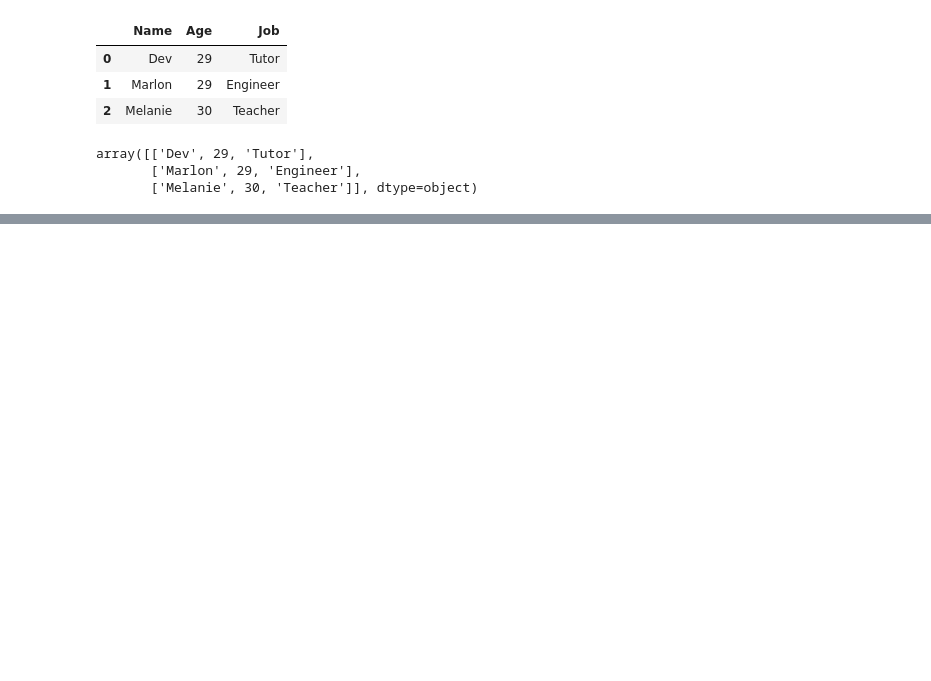
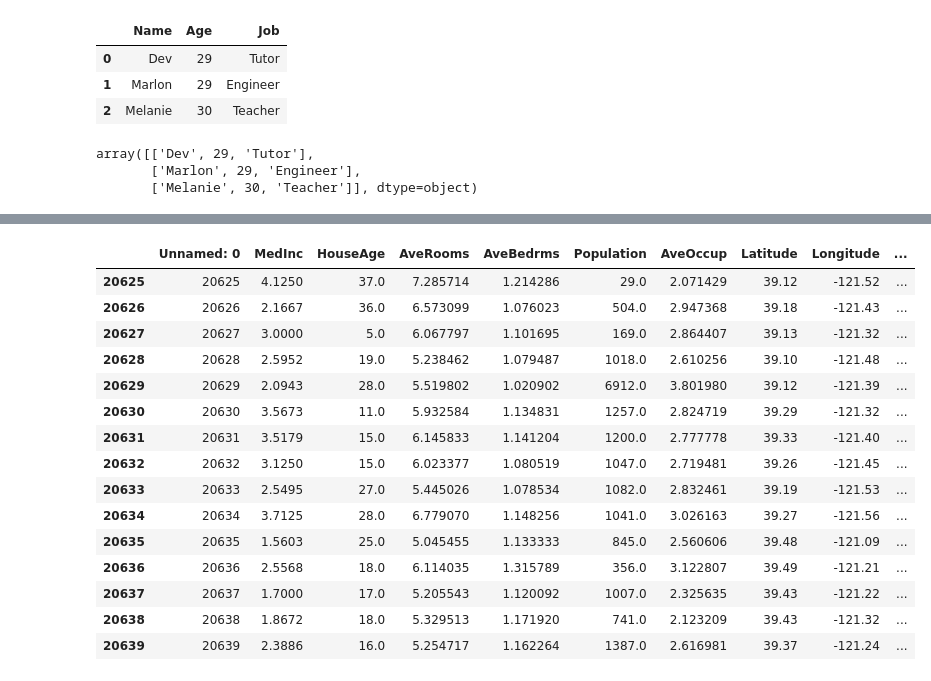
Before and after one commit to d3cod3monk78/pandas-basics, a Jupyter notebook: pandas_other.ipynb, the cells around one changed output, grey strips where cells are left out. Saved outputs shown, nothing was run; the diff lists cells and outputs as text; code cells hidden in the pictures; blank space fills up the shorter version.

```diff
--- a/pandas_other.ipynb
+++ b/pandas_other.ipynb
@@ -76,0 +120,19 @@ array([['Dev', 29, 'Tutor'],
+# %%
+df__house.tail(15)
+# %% [output]
+|  | Unnamed: 0 | MedInc | HouseAge | AveRooms | AveBedrms | Population | AveOccup | Latitude | Longitude | ... |
+| 20625 | 20625 | 4.1250 | 37.0 | 7.285714 | 1.214286 | 29.0 | 2.071429 | 39.12 | -121.52 | ... |
+| 20626 | 20626 | 2.1667 | 36.0 | 6.573099 | 1.076023 | 504.0 | 2.947368 | 39.18 | -121.43 | ... |
+| 20627 | 20627 | 3.0000 | 5.0 | 6.067797 | 1.101695 | 169.0 | 2.864407 | 39.13 | -121.32 | ... |
+| 20628 | 20628 | 2.5952 | 19.0 | 5.238462 | 1.079487 | 1018.0 | 2.610256 | 39.10 | -121.48 | ... |
+| 20629 | 20629 | 2.0943 | 28.0 | 5.519802 | 1.020902 | 6912.0 | 3.801980 | 39.12 | -121.39 | ... |
+| 20630 | 20630 | 3.5673 | 11.0 | 5.932584 | 1.134831 | 1257.0 | 2.824719 | 39.29 | -121.32 | ... |
+| 20631 | 20631 | 3.5179 | 15.0 | 6.145833 | 1.141204 | 1200.0 | 2.777778 | 39.33 | -121.40 | ... |
+| 20632 | 20632 | 3.1250 | 15.0 | 6.023377 | 1.080519 | 1047.0 | 2.719481 | 39.26 | -121.45 | ... |
+| 20633 | 20633 | 2.5495 | 27.0 | 5.445026 | 1.078534 | 1082.0 | 2.832461 | 39.19 | -121.53 | ... |
+| 20634 | 20634 | 3.7125 | 28.0 | 6.779070 | 1.148256 | 1041.0 | 3.026163 | 39.27 | -121.56 | ... |
+| 20635 | 20635 | 1.5603 | 25.0 | 5.045455 | 1.133333 | 845.0 | 2.560606 | 39.48 | -121.09 | ... |
+| 20636 | 20636 | 2.5568 | 18.0 | 6.114035 | 1.315789 | 356.0 | 3.122807 | 39.49 | -121.21 | ... |
+| 20637 | 20637 | 1.7000 | 17.0 | 5.205543 | 1.120092 | 1007.0 | 2.325635 | 39.43 | -121.22 | ... |
+| 20638 | 20638 | 1.8672 | 18.0 | 5.329513 | 1.171920 | 741.0 | 2.123209 | 39.43 | -121.32 | ... |
+| 20639 | 20639 | 2.3886 | 16.0 | 5.254717 | 1.162264 | 1387.0 | 2.616981 | 39.37 | -121.24 | ... |
```
Also changed, not shown: parts of 9 cells of this notebook, 1 other file.
